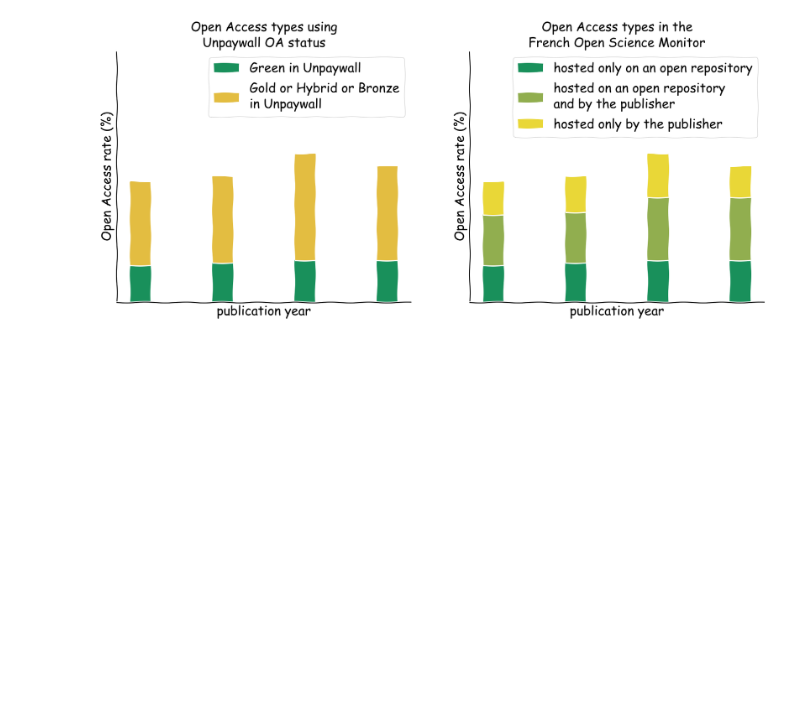
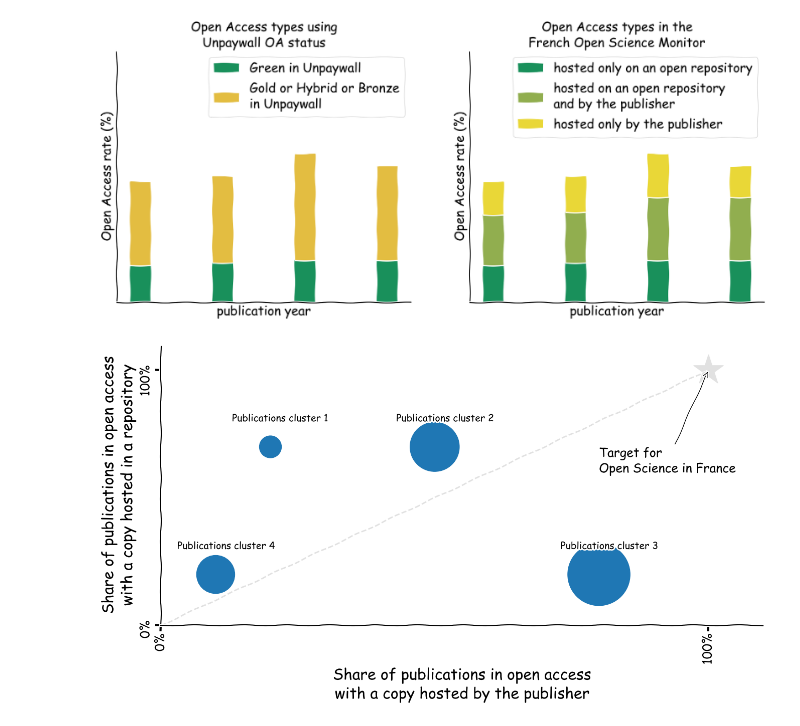
Before and after one commit to dataesr/bso-publications, a Jupyter notebook: doc/Charts.ipynb, the cells around one changed output. Cells and saved outputs as stored; diff of their text form; code cells hidden in the pictures; blank space fills up the shorter version.

```diff
--- a/doc/Charts.ipynb
+++ b/doc/Charts.ipynb
@@ -158,3 +159,52 @@ with plt.xkcd():
     fig.savefig('oa_types.png')
 # %% [output]
 [figure]
+# %%
+with plt.xkcd():
+    # Based on "Stove Ownership" from XKCD by Randall Munroe
+    # https://xkcd.com/418/
+
+    fig = plt.figure(figsize=(15,8), dpi=100)
+
+    ax = fig.add_axes((0.1, 0.2, 0.8, 0.7))
+    ax.spines.right.set_color('none')
+    ax.spines.top.set_color('none')
+
+    ax.set_yticks([])
+    ax.set_ylim([0, 1.1])
+    ax.set_xticks([])
+    ax.set_xlim([0, 1.1])
+
+    x_data = [0.2, 0.5, 0.8, 0.1]
+    y_data = [0.7,0.7,0.2, 0.2]
+    s_data = [1*1000, 5*1000, 8*1000, 3*1000]
+
+    ax.scatter(x=x_data, y=y_data, s=s_data)
+    ax.scatter(x=[1], y=[1], marker='*', s=[2000], color='#e1e1e1')
+    ax.plot([0, 1], color = '#e1e1e1', linestyle = 'dashed')
+
+
+    ax.set_xlabel('Share of publications in open access\nwith a copy hosted by the publisher')
+    ax.set_ylabel('Share of publications in open access\nwith a copy hosted in a repository')
+
+    # Set number of ticks for x-axis
+    ax.set_xticks(range(0, 2))
+    ax.set_yticks(range(0, 2))
+    # Set ticks labels for x-axis
+    ax.set_xticklabels(['0%', '100%'], rotation='vertical', fontsize=SMALL_SIZE)
+    ax.set_yticklabels(['0%', '100%'], rotation='vertical', fontsize=SMALL_SIZE)
+
+    ax.annotate(
+            'Target for\nOpen Science in France',
+            xy=(1, 1), arrowprops=dict(arrowstyle='->'), xytext=(0.8, 0.6), fontsize=SMALL_SIZE)
+
+    for i in range(0, len(x_data)):
+        ax.annotate(f'Publications cluster {i+1}', xy=(x_data[i], y_data[i]),
+                   xytext=(x_data[i]-0.07, y_data[i]+0.1)
+                   )
+
+    #ax.set_title('Open repositories and publisher hosting share')
+
+    fig.savefig('bubbles.png')
+# %% [output]
+[figure, added]
```
Also changed, not shown: parts of 3 cells of this notebook, 5 other files.
